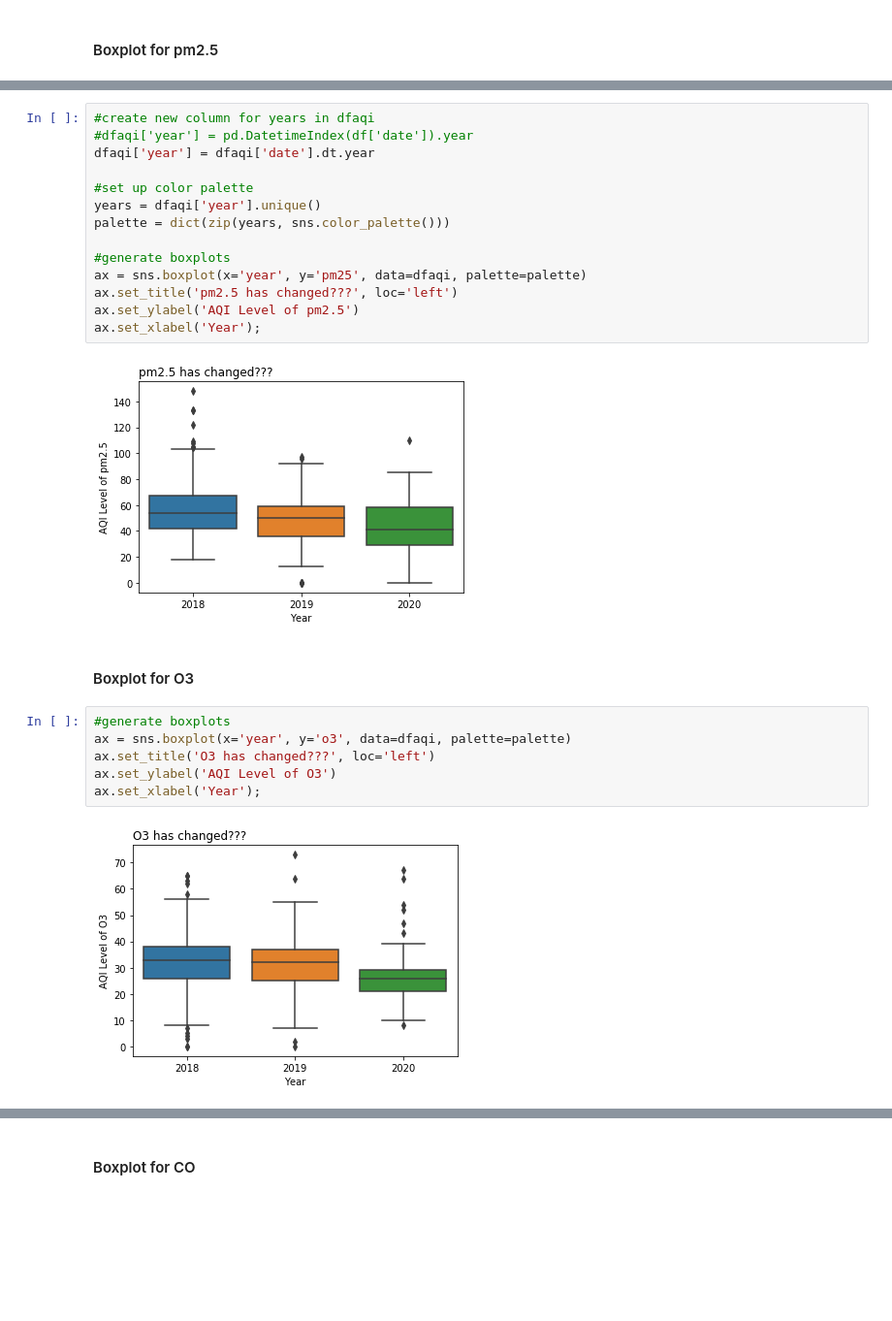
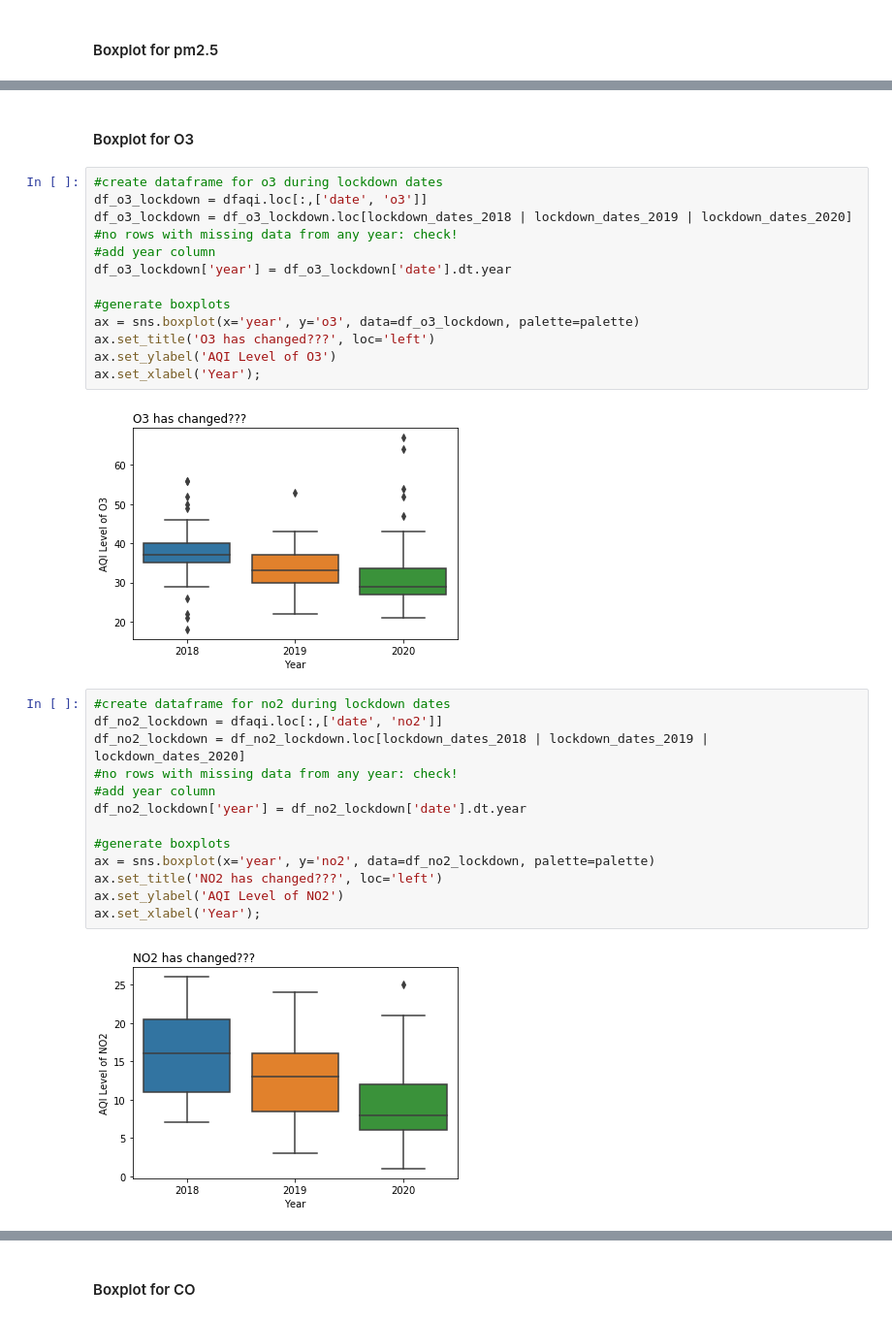
Before and after one commit to SandraVillamar/COVID-19-Lockdown-Affects-Air-Quality-in-LA, a Jupyter notebook: FinalProject_group22.ipynb, the cells around one changed output, grey strips where cells are left out. Shown at 97% size. Cells and saved outputs as stored; diff of their text form; blank space fills up the shorter version.

Commit message:
Updated boxplots to only include lockdown dates

```diff
--- a/FinalProject_group22.ipynb
+++ b/FinalProject_group22.ipynb
@@ -371,26 +400,33 @@ data2.head()
+# %% [markdown]
+
+#### Boxplot for O3
 # %%
-#create new column for years in dfaqi
-#dfaqi['year'] = pd.DatetimeIndex(df['date']).year
-dfaqi['year'] = dfaqi['date'].dt.year
-
-#set up color palette
-years = dfaqi['year'].unique()
-palette = dict(zip(years, sns.color_palette()))
+#create dataframe for o3 during lockdown dates
+df_o3_lockdown = dfaqi.loc[:,['date', 'o3']]
+df_o3_lockdown = df_o3_lockdown.loc[lockdown_dates_2018 | lockdown_dates_2019 | lockdown_dates_2020]
+#no rows with missing data from any year: check!
+#add year column
+df_o3_lockdown['year'] = df_o3_lockdown['date'].dt.year
 
 #generate boxplots
-ax = sns.boxplot(x='year', y='pm25', data=dfaqi, palette=palette)
-ax.set_title('pm2.5 has changed???', loc='left')
-ax.set_ylabel('AQI Level of pm2.5')
+ax = sns.boxplot(x='year', y='o3', data=df_o3_lockdown, palette=palette)
+ax.set_title('O3 has changed???', loc='left')
+ax.set_ylabel('AQI Level of O3')
 ax.set_xlabel('Year');
 # %% [output]
-[figure, old version]
+[figure, new version]
-# %% [markdown]
-#### Boxplot for O3
 # %%
+#create dataframe for no2 during lockdown dates
+df_no2_lockdown = dfaqi.loc[:,['date', 'no2']]
+df_no2_lockdown = df_no2_lockdown.loc[lockdown_dates_2018 | lockdown_dates_2019 | lockdown_dates_2020]
+#no rows with missing data from any year: check!
+#add year column
+df_no2_lockdown['year'] = df_no2_lockdown['date'].dt.year
+
 #generate boxplots
-ax = sns.boxplot(x='year', y='o3', data=dfaqi, palette=palette)
-ax.set_title('O3 has changed???', loc='left')
-ax.set_ylabel('AQI Level of O3')
+ax = sns.boxplot(x='year', y='no2', data=df_no2_lockdown, palette=palette)
+ax.set_title('NO2 has changed???', loc='left')
+ax.set_ylabel('AQI Level of NO2')
 ax.set_xlabel('Year');
 # %% [output]
-[figure, old version]
+[figure, new version]
```
Also changed, not shown: parts of 5 cells of this notebook.
